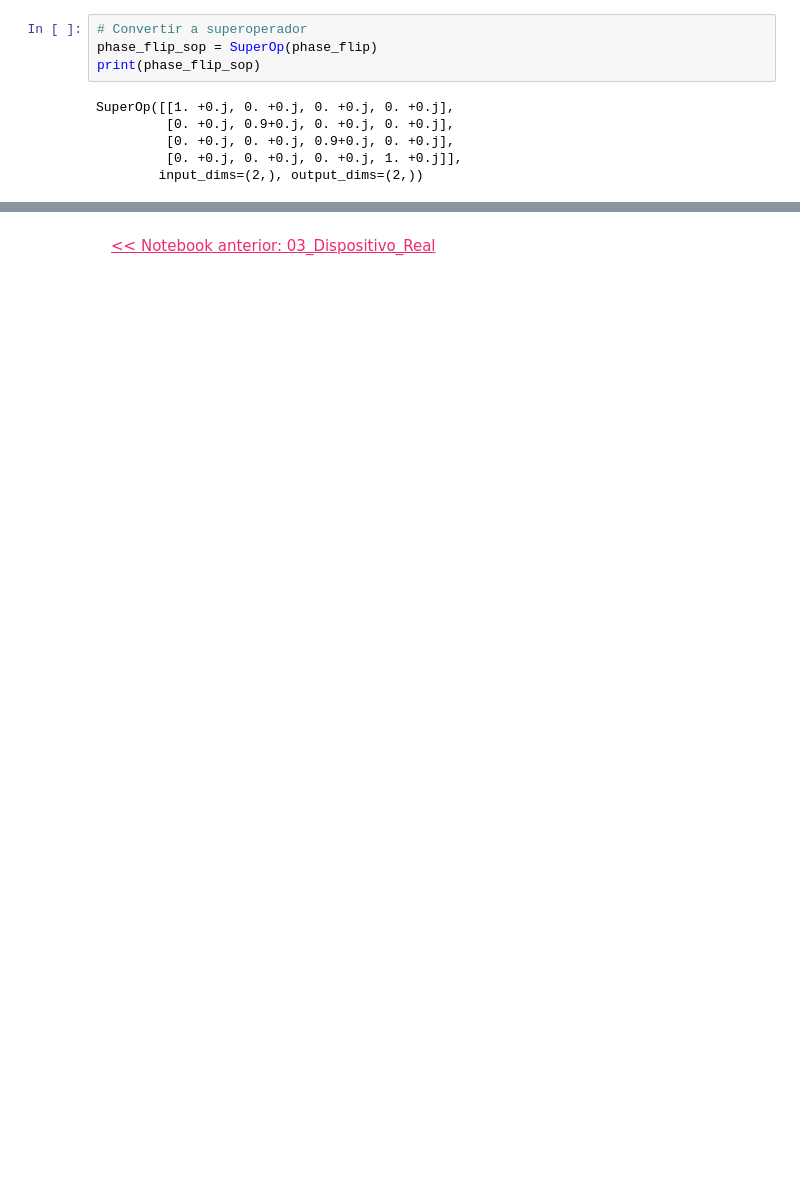
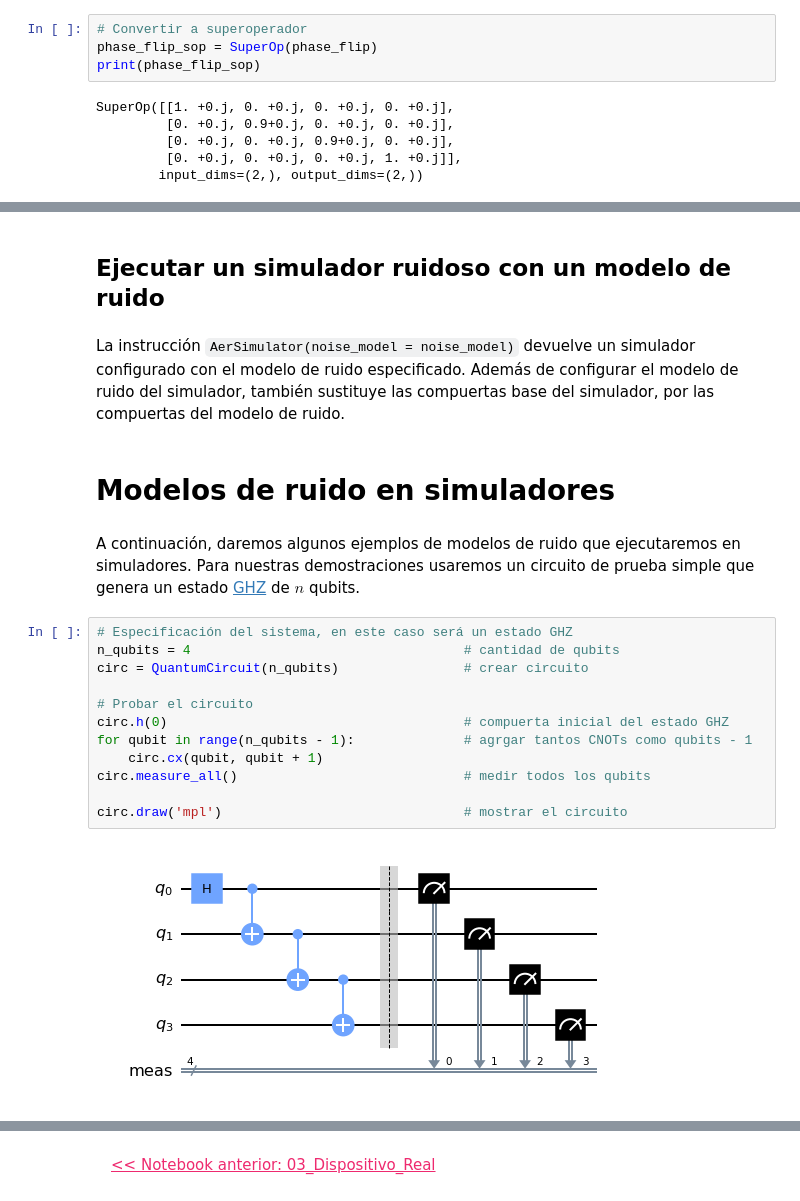
Before and after one commit to QMexico/taller-qiskit, a Jupyter notebook: 03_Qiskit_Aer/04_Ruido_En_Experimentos.ipynb, the cells around one changed output, grey strips where cells are left out. Cells and saved outputs as stored; diff of their text form; blank space fills up the shorter version.

```diff
--- a/03_Qiskit_Aer/04_Ruido_En_Experimentos.ipynb
+++ b/03_Qiskit_Aer/04_Ruido_En_Experimentos.ipynb
@@ -163,0 +299,24 @@ True
+# %% [markdown]
+<a id="secc1.3"></a>
+## Ejecutar un simulador ruidoso con un modelo de ruido
+# %% [markdown]
+La instrucción `AerSimulator(noise_model = noise_model)` devuelve un simulador configurado con el modelo de ruido especificado. Además de configurar el modelo de ruido del simulador, también sustituye las compuertas base del simulador, por las compuertas del modelo de ruido.
+# %% [markdown]
+<a id="secc2"></a>
+# Modelos de ruido en simuladores
+# %% [markdown]
+A continuación, daremos algunos ejemplos de modelos de ruido que ejecutaremos en simuladores. Para nuestras demostraciones usaremos un circuito de prueba simple que genera un estado [GHZ](https://en.wikipedia.org/wiki/Greenberger%E2%80%93Horne%E2%80%93Zeilinger_state) de $n$ qubits.
+# %%
+# Especificación del sistema, en este caso será un estado GHZ
+n_qubits = 4                                   # cantidad de qubits
+circ = QuantumCircuit(n_qubits)                # crear circuito
+
+# Probar el circuito
+circ.h(0)                                      # compuerta inicial del estado GHZ
+for qubit in range(n_qubits - 1):              # agrgar tantos CNOTs como qubits - 1
+    circ.cx(qubit, qubit + 1)
+circ.measure_all()                             # medir todos los qubits
+
+circ.draw('mpl')                               # mostrar el circuito
+# %% [output]
+[figure, added]
```
Also changed, not shown: parts of 66 cells of this notebook.
